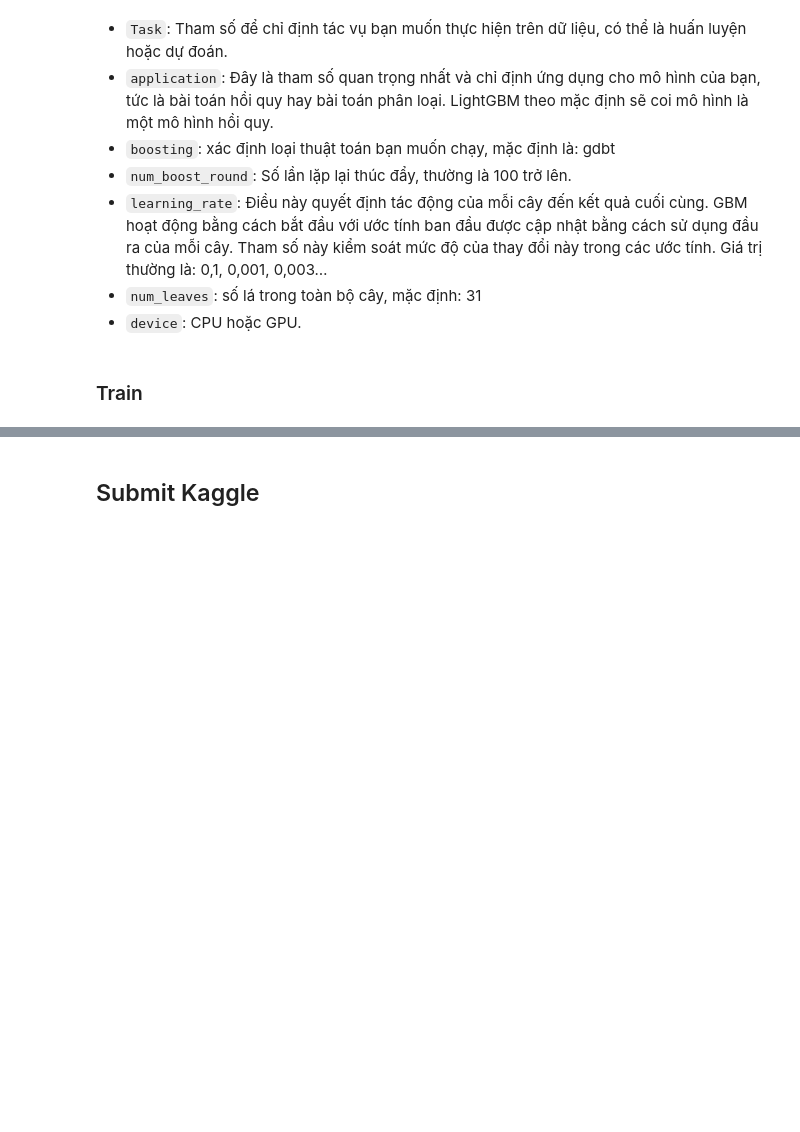
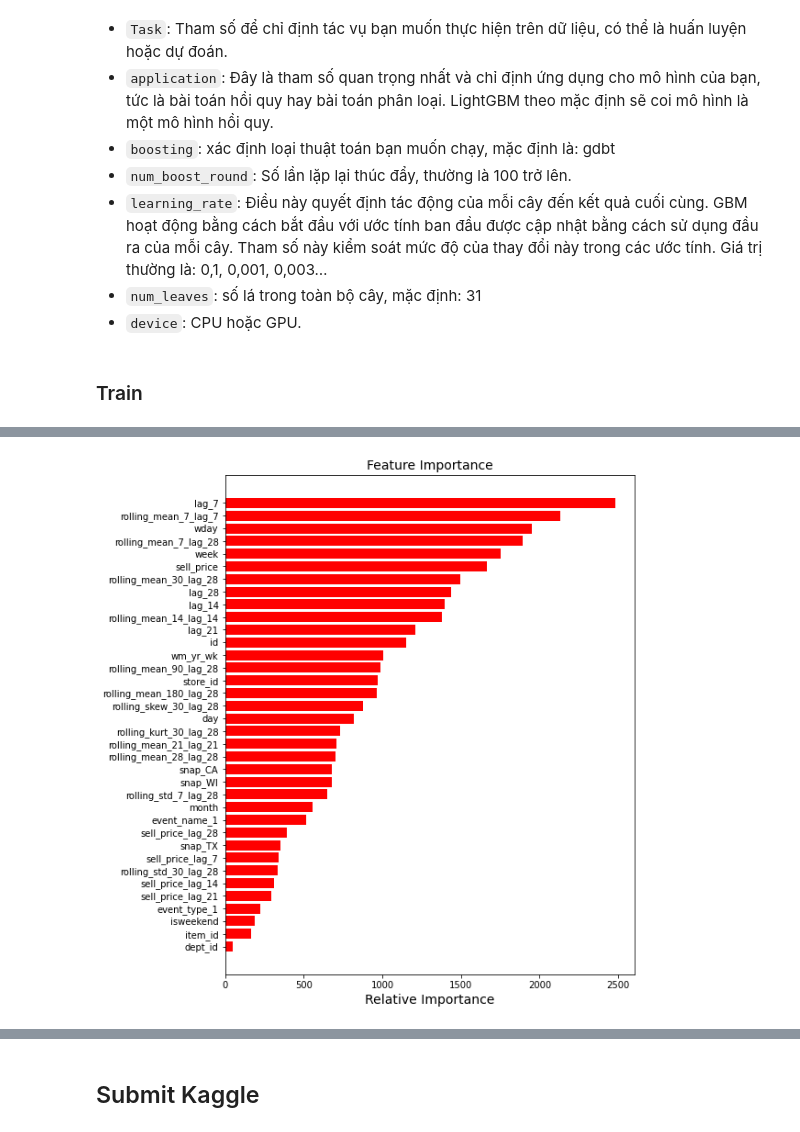
Before and after one commit to thinnguyenqb/KHDLUD-Nhom05, a Jupyter notebook: Report.ipynb, the cells around one changed output, grey strips where cells are left out. Cells and saved outputs as stored; diff of their text form; code cells hidden in the pictures; blank space fills up the shorter version.

```diff
--- a/Report.ipynb
+++ b/Report.ipynb
@@ -493,9 +456,6 @@ dtypes: float16(21), int16(6), int8(17)
 memory usage: 1.8 GB
-# %%
-with open('drop_all_nan_data.pkl','wb') as f:
-     pickle.dump(sales,f)
 # %% [markdown]
 ## ML Models
 # %%
-with open('drop_all_nan_data.pkl','rb') as f:
-     data_final=pickle.load(f)
+with open('my_new_data_1.pkl','rb') as f:
+     df=pickle.load(f)
@@ -506,5 +462,3 @@ data_final.shape
-# %%
-df = data_final
 # %% [markdown]
 * Divide data into Train/Test/Validation
 
@@ -590,10 +543,16 @@ from lightgbm import LGBMRegressor
 def rmse(pred,value):
     return np.sqrt(((pred-value)**2).mean())
 # %%
+%%time
 learning_rate=0.034
 max_depth=66
 num_leaves=224
-lgb=LGBMRegressor(learning_rate=learning_rate,max_depth=max_depth,num_leaves=num_leaves)
+lgb=LGBMRegressor(learning_rate=learning_rate,max_depth=max_depth,num_leaves=num_leaves, boosting_type = 'gbdt',
+    metric =  'rmse',
+    objective = 'regression',
+    n_jobs = -1,
+    seed = 236,
+    num_boost_round = 150)
 lgb.fit(x_train,y_train)
 y_pred=lgb.predict(x_valid)
 print("learning_rate: {}".format(learning_rate),"  max_depth: {}".format(max_depth),"  num_leaves: {}".format(num_leaves),"  Rmse: {}".format(rmse(y_pred,y_valid)))
@@ -602,3 +566,15 @@ learning_rate: 0.034   max_depth: 66   num_leaves: 224   Rmse: 1.737202791091725
+# %%
+features=x_train.columns
+imp=lgb.feature_importances_
+indices=(np.argsort(imp))[5:]
+plt.figure(figsize=(8,10))
+plt.title('Feature Importance',fontsize=14)
+plt.barh(range(len(indices)),imp[indices],color='r')
+plt.yticks(range(len(indices)),[features[i] for i in indices])
+plt.xlabel('Relative Importance',fontsize=14)
+plt.show()
+# %% [output]
+[figure, added]
 # %%
 sales_train_eval=pd.read_csv('sales_train_evaluation.csv')
 # %%
```
Also changed, not shown: parts of 85 cells of this notebook.
